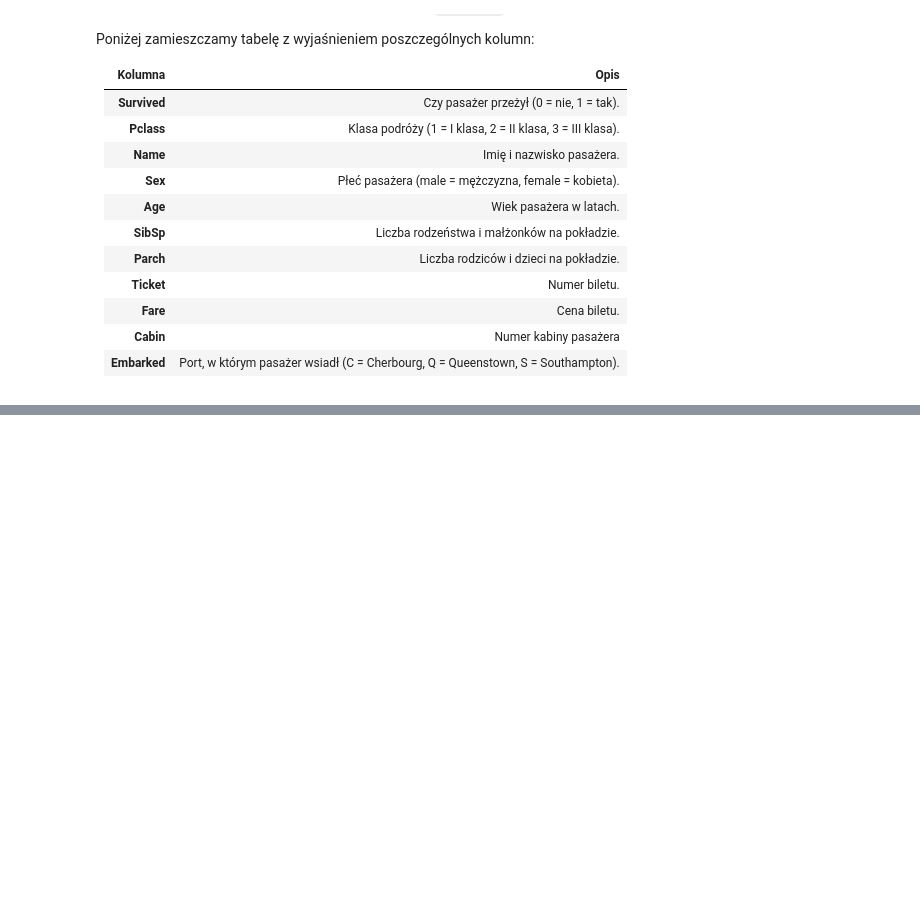
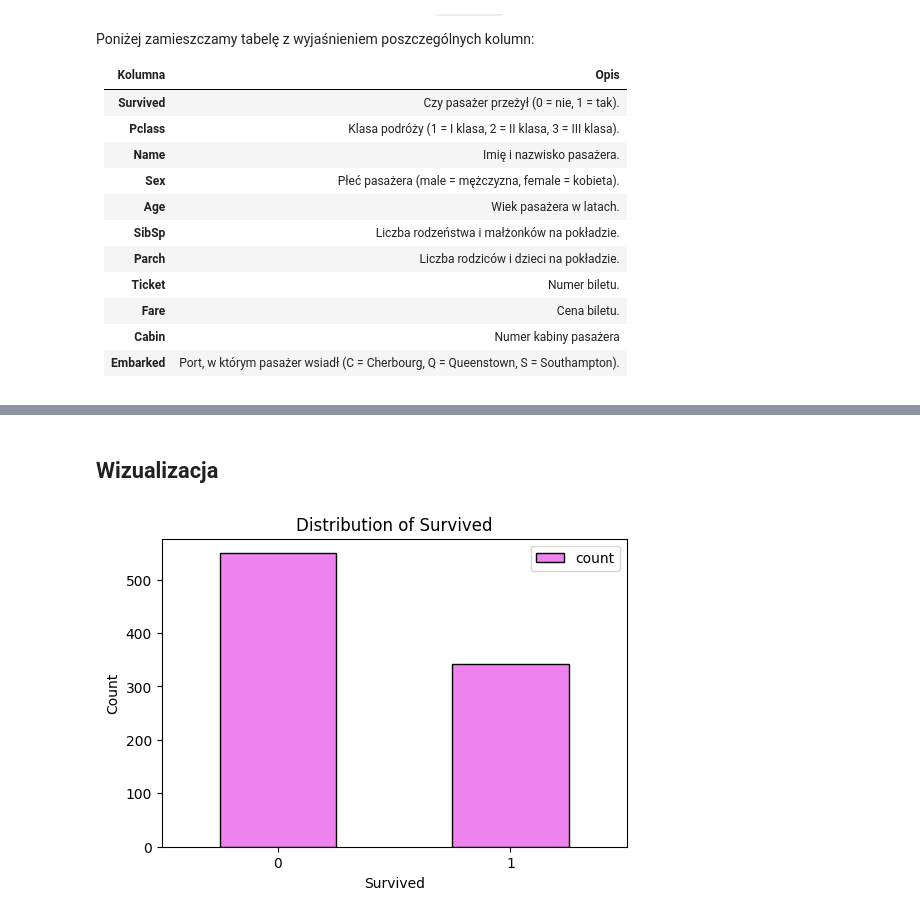
Before and after one commit to Solvro/ml-wakacyjne-wyzwanie-2026, a Jupyter notebook: 01_przetwarzanie_wizualizacja_danych/EDA_zadanie.ipynb, the cells around one changed output, grey strips where cells are left out. Saved outputs shown, nothing was run; the diff lists cells and outputs as text; code cells hidden in the pictures; blank space fills up the shorter version.

```diff
--- a/01_przetwarzanie_wizualizacja_danych/EDA_zadanie.ipynb
+++ b/01_przetwarzanie_wizualizacja_danych/EDA_zadanie.ipynb
@@ -81,0 +167,3 @@ array([nan, 'C', 'E', 'G', 'D', 'A', 'B', 'F', 'T'], dtype=object)
+# %%
+#Rozkład zmiennej Fare nie jest normalny, więc zastępuję wartości brakujące medianą.
+dane2['Fare'] = dane2['Fare'].fillna(dane2['Fare'].median())
@@ -81,0 +184,15 @@ array([nan, 'C', 'E', 'G', 'D', 'A', 'B', 'F', 'T'], dtype=object)
+# %% [markdown]
+## Wizualizacja
+# %%
+#rozkład zmiennej Survived
+counts = dane2['Survived'].value_counts()
+plt.figure(figsize=(6, 4))
+counts.plot(kind='bar', color='violet', edgecolor='black')
+plt.title(f'Distribution of {'Survived'}')
+plt.xlabel('Survived')
+plt.ylabel('Count')
+plt.xticks(rotation=0)
+plt.legend()
+plt.show()
+# %% [output]
+[figure, added]
```
Also changed, not shown: parts of 45 cells of this notebook.
